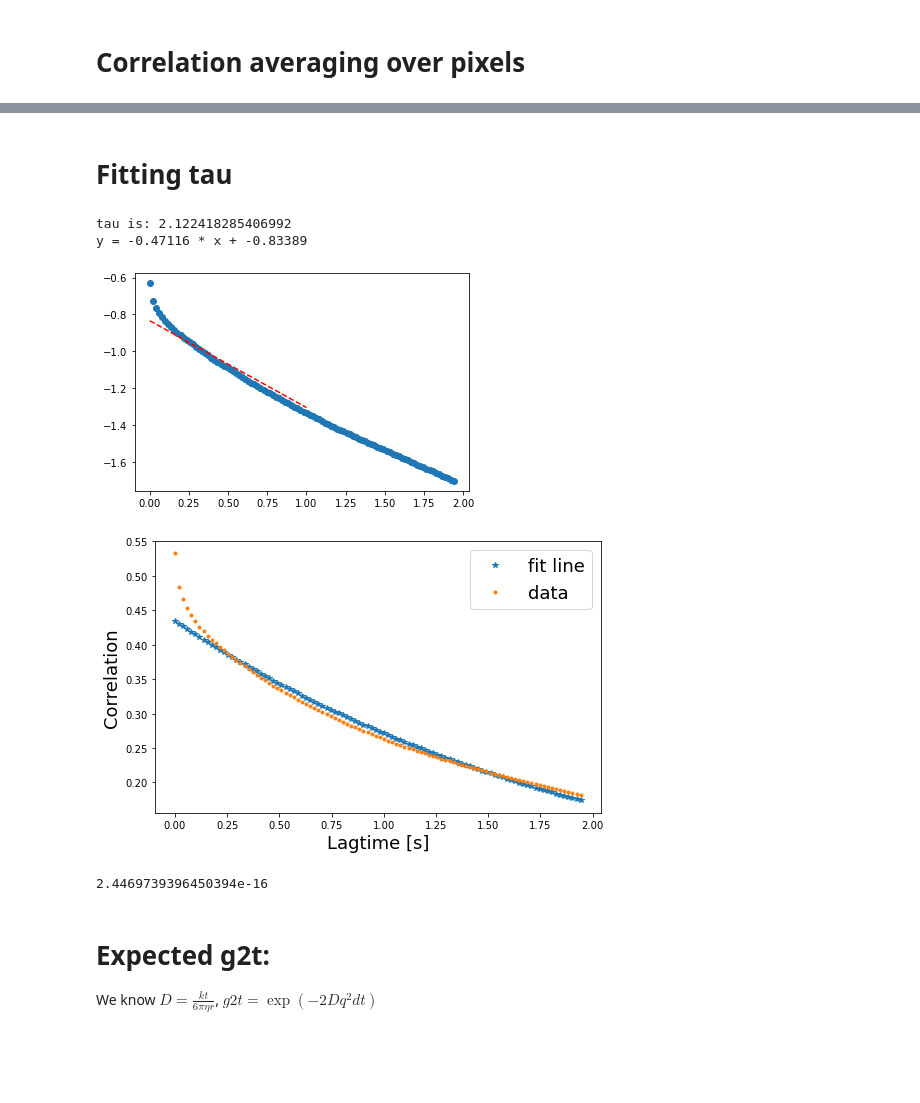
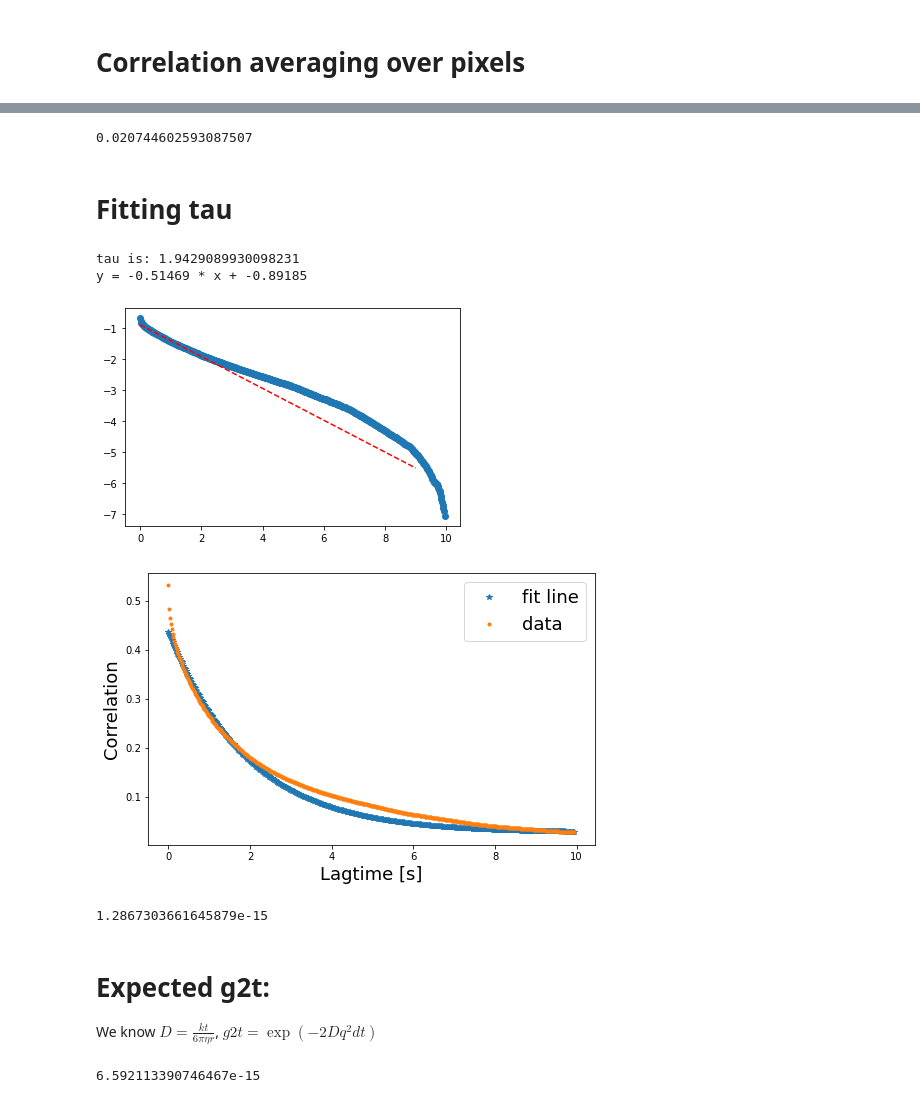
Before and after one commit to wwy-wwy-wwy/Speckle_project, a Jupyter notebook: 28p_1wt_100nm128px_2min_glycerol_1au_20x_9umhigh_405nm.ipynb, the cells around one changed output, grey strips where cells are left out. Drawn from its saved outputs; the diff is of its cells as text; code cells hidden in the pictures; blank space fills up the shorter version.

```diff
--- a/28p_1wt_100nm128px_2min_glycerol_1au_20x_9umhigh_405nm.ipynb
+++ b/28p_1wt_100nm128px_2min_glycerol_1au_20x_9umhigh_405nm.ipynb
@@ -35,11 +35,11 @@ import DSH
 import matplotlib.pyplot as plt
 # %%
 video_time_length=120 #s
-video_frame_numbers=6114 #frames
+video_frame_numbers=6024 #frames
 imgname='28p_1wt_100nm128px_2min_glycerol_1au_20x_9umhigh_405nm'
 foldername='/Volumes/WENYUN WANG/Colloidal analysis/28p_1wt_100nm128px_2min_glycerol_1au_20x_9umhigh_405nm/'
 framespeed=video_time_length/video_frame_numbers
-NA=0.45
+NA=0.8
 # %%
 # read the image stack
 img = io.imread(foldername+imgname+'.tif')
@@ -160,10 +160,10 @@ def compute_g2t_wo_kernel(px,laglist_g2t):
         g2t.append((numerator/denumerator_1/denumerator_2)-1)
     return g2t
 # %%
-laglist_g2t=range(0,500,1)
+laglist_g2t=range(0,1000,1)
 averaged_g2t=[]
-for y in range(30,90,1):
-    for x in range(30,90,1):
+for y in range(30,50,1):
+    for x in range(30,50,1):
         px=[y,x]
         g2t=compute_g2t_wo_kernel(px,laglist_g2t)
         averaged_g2t.append(g2t)
@@ -178,14 +181,18 @@ plt.ylabel("g2(t)",fontsize=18)
+# %%
+average_g2t[499]
+# %% [output]
+0.020744602593087507
 # %% [markdown]
 # Fitting tau
 # %%
 lagtime_g2t= [element * framespeed for element in laglist_g2t]
-plateau=0 #np.mean(g2t[-200:-1])
+plateau=0.027 #np.mean(g2t[-200:-1])
 tau, a, b=fit_exponential_decay(plateau,np.array(average_g2t),lagtime_g2t,0,100, True)
 # %% [output]
-tau is: 2.122418285406992
-y = -0.47116 * x + -0.83389
+tau is: 1.9429089930098231
+y = -0.51469 * x + -0.89185
-[figure, old version]
+[figure, new version]
 # %%
 reconstruct(lagtime_g2t,plateau,np.array(average_g2t),a,b)
 # %% [output]
-[figure, old version]
+[figure, new version]
@@ -198,18 +199,21 @@ q=2*k*math.sin(math.radians(angle/2))*10**(9)
-# %%
-D=a/(-2*q**2)
-print(D)
-# %% [output]
-2.4469739396450394e-16
+# %%
+r=50*10**(-9) #m
+D=r**2/tau
+print(D)
+# %% [output]
+1.2867303661645879e-15
 # %% [markdown]
 # Expected g2t:
 We know $D=\frac{kt}{6\pi\eta r}$, $g2t=\exp(-2Dq^2dt)$
 # %%
 kb=1.380649*10**(-23) # J*K^(-1)
 T=270 # K
-eta=1.412 # Pa*S
+eta=0.6 # Pa*S
 r=50*10**(-9) # m
 D=kb*T/(6*math.pi*eta*r) #m^2/s
 print(D) #m^2/s
+# %% [output]
+6.592113390746467e-15
 # %%
 lagtime_g2t=np.array(lagtime_g2t)
 g2t_expected=np.exp(-2*D*(q**2)*lagtime_g2t)
```
Also changed, not shown: parts of 2 cells of this notebook, 10 other files.
